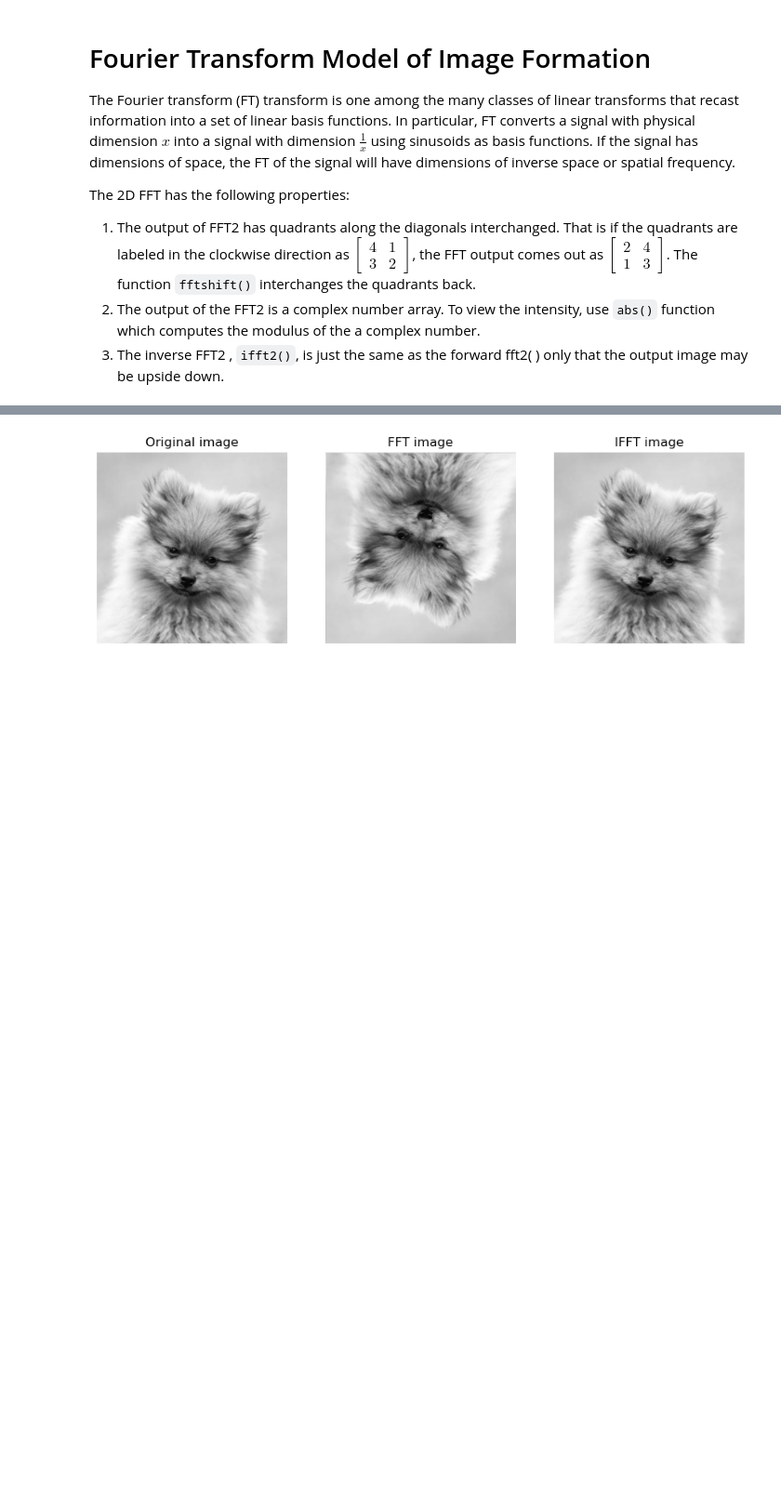
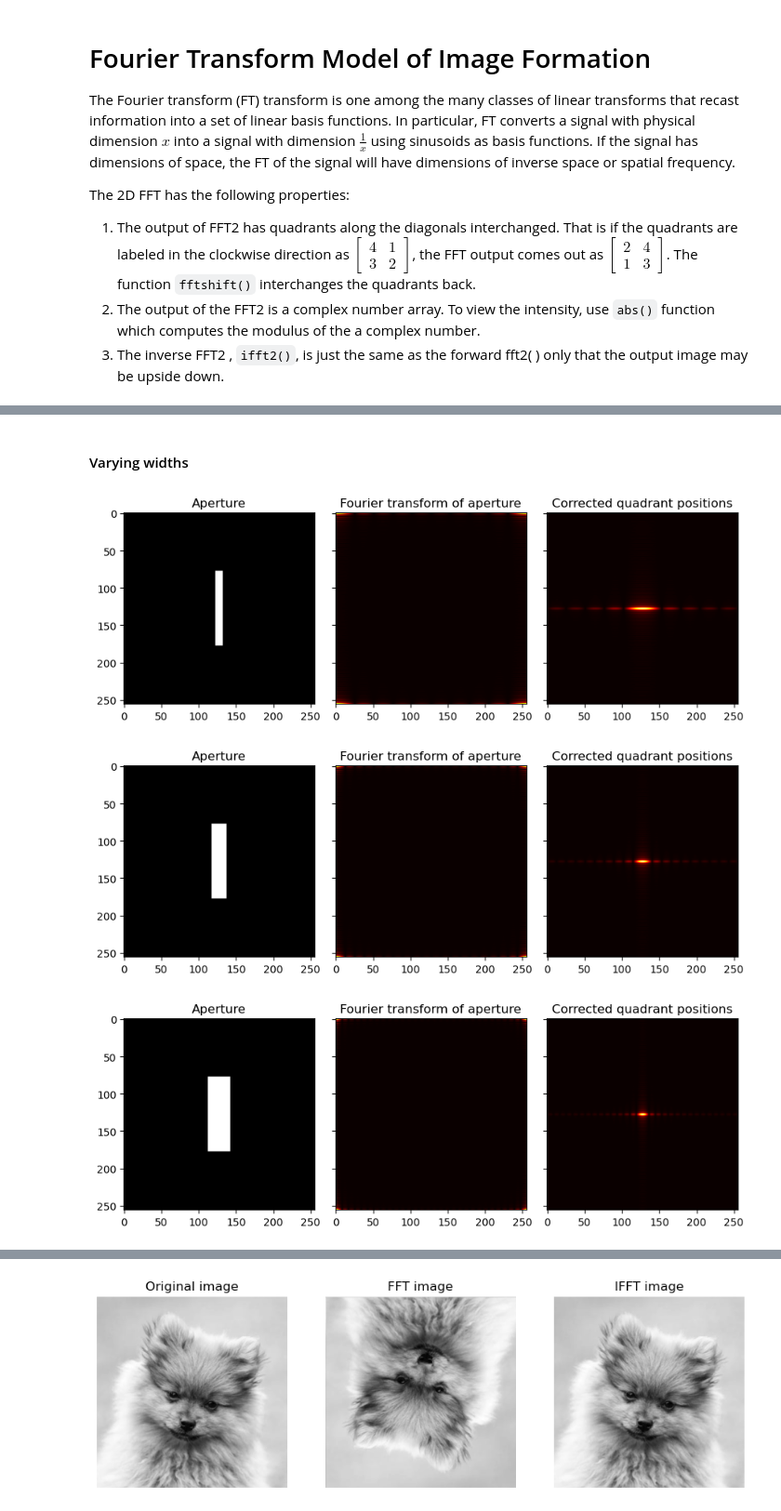
Before and after one commit to npcrmns/App-Physics-157, a Jupyter notebook: [2] Fourier Transform Model of Image Formation/Fourier Transform Model of Image Formation.ipynb, the cells around one changed output, grey strips where cells are left out. Shown at 93% size. Saved outputs shown, nothing was run; the diff lists cells and outputs as text; code cells hidden in the pictures; blank space fills up the shorter version.

```diff
--- a/[2] Fourier Transform Model of Image Formation/Fourier Transform Model of Image Formation.ipynb
+++ b/[2] Fourier Transform Model of Image Formation/Fourier Transform Model of Image Formation.ipynb
@@ -55,0 +84,12 @@ for rad in radius:
+# %% [markdown]
+#### Varying widths
+# %%
+width = [10, 20, 30]
+
+for w in width:
+    aperture_fft(rectangular_aperture(w, 100, 256))
+    plt.savefig("width {}.png".format(w))
+# %% [output]
+[figure, added]
+[figure, added]
+[figure, added]
```
Also changed, not shown: parts of 17 cells of this notebook, 12 other files.
